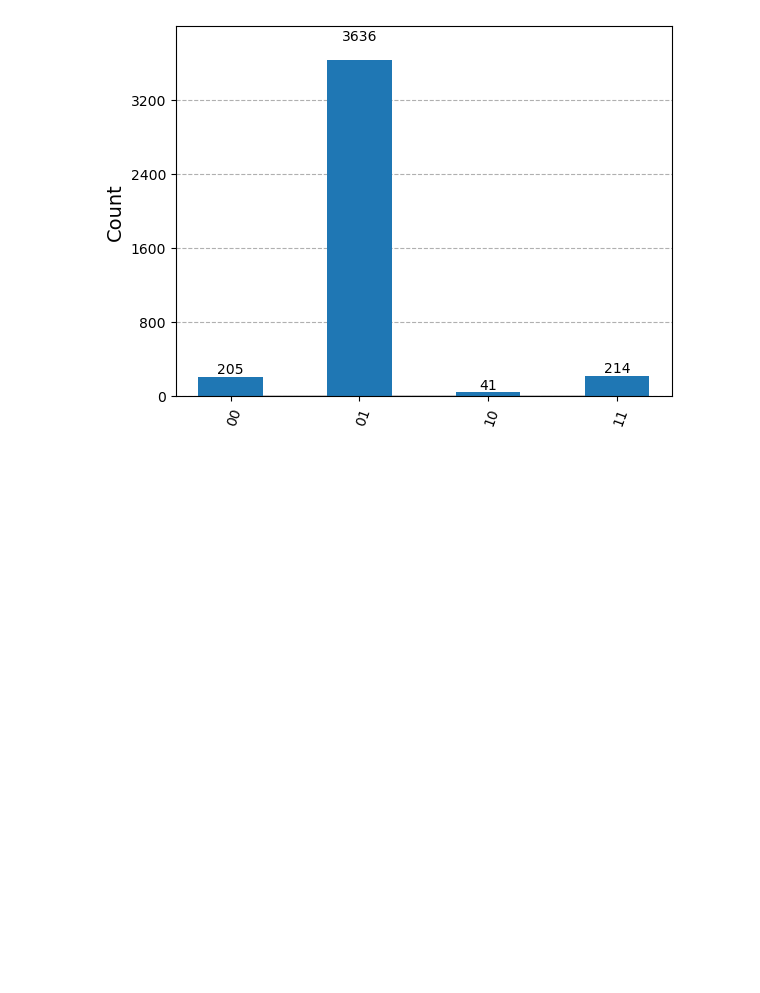
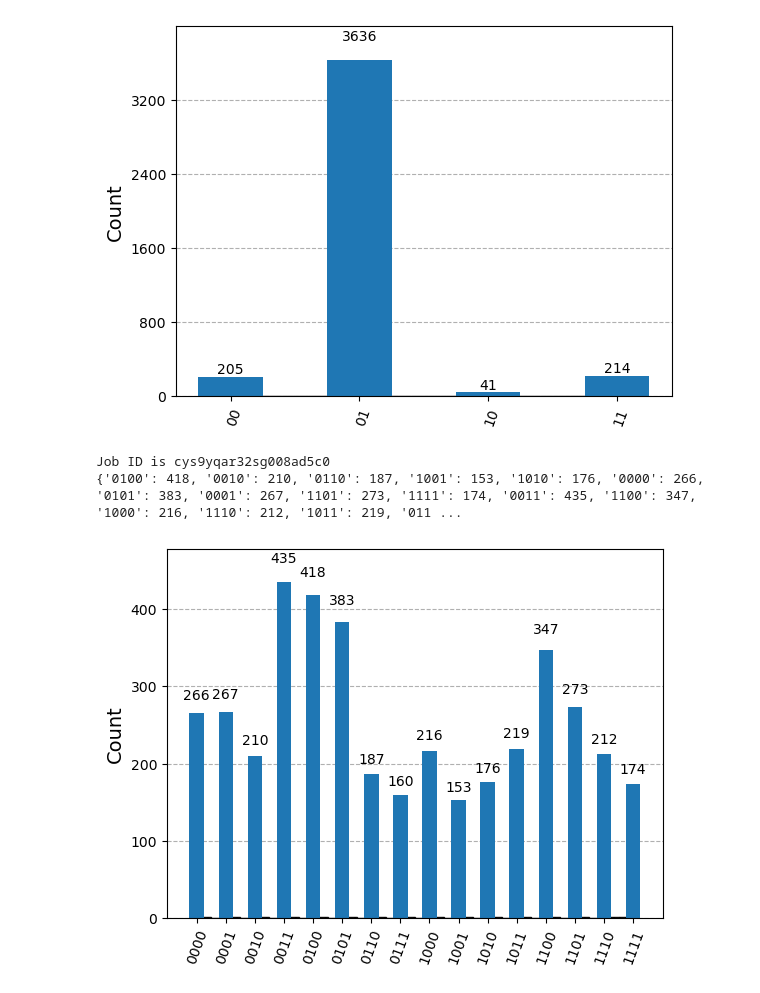
Before and after one commit to Creative-NH/QTC-ASG1, a Jupyter notebook: grover.ipynb, the cells around one changed output. Saved outputs shown, nothing was run; the diff lists cells and outputs as text; code cells hidden in the pictures; blank space fills up the shorter version.

```diff
--- a/grover.ipynb
+++ b/grover.ipynb
@@ -259,3 +259,57 @@ plt.show()
 Job ID is cyrtpvvr32sg008abj10
 {'01': 3636, '11': 214, '00': 205, '10': 41}
 [figure]
+# %%
+qc = QuantumCircuit(4, 4)   # Initialize 4 qubit and 4 classical bits for recording results
+
+# Create superposition state, |s⟩
+qc.h(range(4))
+
+qc.barrier()
+
+# Oracle (Target state of |0101⟩)
+qc.x(0)                     # Flip qubit 0 to make |0101⟩ look like |1101⟩
+qc.x(2)                     # Flip qubit 2 to make |1101⟩ look like |1111⟩
+qc.h(3)                     # Hadamard on the last qubit
+qc.append(MCXGate(3), [0, 1, 2, 3])  # Multi-controlled X (flips phase of |1111⟩)
+qc.h(3)                     # Hadamard back
+qc.x(0)                     # Undo the X on qubit 0
+qc.x(2)                     # Undo the X on qubit 2
+
+qc.barrier()
+
+# Diffuser (Inversion about the mean)
+qc.h(range(4))
+qc.x(range(4))
+qc.h(3)
+qc.append(MCXGate(3), [0, 1, 2, 3])  # This applies X only if all three control qubits are 1
+qc.h(3)
+qc.x(range(4))
+qc.h(range(4))
+
+qc.barrier()
+
+# Map outputs to classical bits
+qc.measure([3, 2, 1, 0], [0, 1, 2, 3])  # Reverse the qubit order to ensure correct mapping
+
+backend = service.least_busy(operational=True, simulator=False)
+pm = generate_preset_pass_manager(backend=backend, optimization_level=1)
+isa_circuit = pm.run(qc)
+# Wait for the job to complete and retrieve the results
+sampler = Sampler(backend)
+job = sampler.run([isa_circuit])
+print(f"Job ID is {job.job_id()}")
+# Wait for the job to complete and get the result
+job_result = job.result()
+pub_result = job_result[0]
+# Get the counts from the result
+counts = pub_result.data.c.get_counts()
+print(f"{counts}")
+# Visualize the result
+plot_histogram(counts)
+plt.hist(counts, bins=30, color='skyblue', edgecolor='black')
+plt.show()
+# %% [output]
+Job ID is cys9yqar32sg008ad5c0
+{'0100': 418, '0010': 210, '0110': 187, '1001': 153, '1010': 176, '0000': 266, '0101': 383, '0001': 267, '1101': 273, '1111': 174, '0011': 435, '1100': 347, '1000': 216, '1110': 212, '1011': 219, '011 ...
+[figure, added]
```
Also changed, not shown: parts of 1 cell of this notebook, 1 other file.
